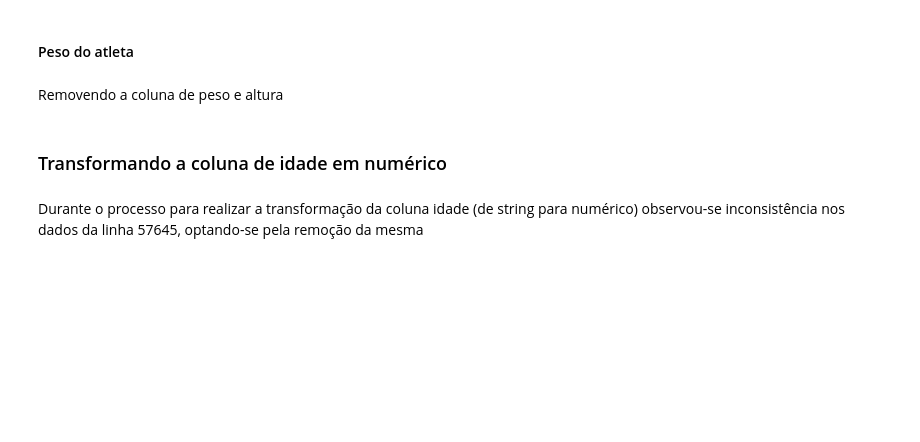
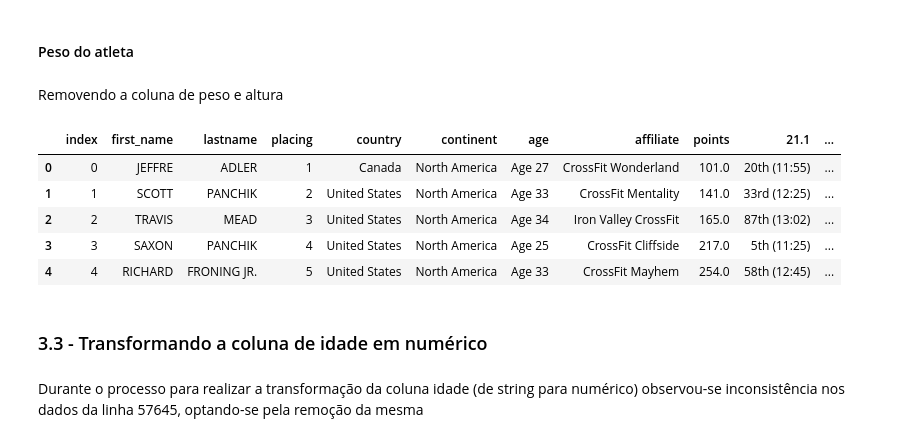
Before and after one commit to DheniMoura/Crossfit_open_2021, a Jupyter notebook: Limpeza_de_dados/male_limpeza_dados.ipynb, the cells around one changed output. Cells and saved outputs as stored; diff of their text form; code cells hidden in the pictures; blank space fills up the shorter version.

```diff
--- a/Limpeza_de_dados/male_limpeza_dados.ipynb
+++ b/Limpeza_de_dados/male_limpeza_dados.ipynb
@@ -90,3 +85,2 @@ Index(['Unnamed: 0', 'first_name', 'lastname', 'Placing', 'country',
 # %%
-open_masc =  open_masc.rename(columns={'weight': 'weight_lifted', 'Age': 'age', '21.2 time': '21.2 reps', '21.1 time': '21.1 reps', 'Placing':'placing'})
-open_masc.columns
+open_masc =  open_masc.rename(columns={'Unnamed: 0': 'index', 'weight': 'weight_lifted', 'Age': 'age', 'Placing':'placing'})
@@ -98,0 +87,3 @@ Index(['Unnamed: 0', 'first_name', 'lastname', 'placing', 'country',
+# %%
+open_masc = open_masc.drop(labels='Unnamed: 18', axis=1)
+open_masc.columns
@@ -112,8 +108,10 @@ def define_height(value):
         a = value.split()
         if a[1] == 'in':
             x = int(a[0]) * 2.54
+            x = round(x,2)
         elif a[1] == 'cm':
             x = int(a[0])
+            x = round(x,2)
     return x
 # %%
 open_masc['height'] = open_masc['height'].apply(define_height)
@@ -128,8 +126,10 @@ def define_weight(value):
         a = value.split()
         if a[-1] == 'lb':
             x = int(a[-2]) / 2.2
+            x = round(x,2)
         elif a[-1] == 'kg':
             x = int(a[-2])
+            x = round(x,2)
     return x
 # %%
 open_masc['weight'] = open_masc['weight'].apply(define_weight)
@@ -137,8 +137,17 @@ open_masc['weight'] = open_masc['weight'].apply(define_weight)
 Removendo a coluna de peso e altura
 # %%
 open_masc.drop(['Height and Weight'], axis=1, inplace=True)
+# %%
+open_masc.head()
+# %% [output]
+|  | index | first_name | lastname | placing | country | continent | age | affiliate | points | 21.1 | ... |
+| 0 | 0 | JEFFRE | ADLER | 1 | Canada | North America | Age 27 | CrossFit Wonderland | 101.0 | 20th (11:55) | ... |
+| 1 | 1 | SCOTT | PANCHIK | 2 | United States | North America | Age 33 | CrossFit Mentality | 141.0 | 33rd (12:25) | ... |
+| 2 | 2 | TRAVIS | MEAD | 3 | United States | North America | Age 34 | Iron Valley CrossFit | 165.0 | 87th (13:02) | ... |
+| 3 | 3 | SAXON | PANCHIK | 4 | United States | North America | Age 25 | CrossFit Cliffside | 217.0 | 5th (11:25) | ... |
+| 4 | 4 | RICHARD | FRONING JR. | 5 | United States | North America | Age 33 | CrossFit Mayhem | 254.0 | 58th (12:45) | ... |
 # %% [markdown]
-### Transformando a coluna de idade em numérico
+### 3.3 - Transformando a coluna de idade em numérico
 # %% [markdown]
 Durante o processo para realizar a transformação da coluna idade (de string para numérico) observou-se inconsistência nos dados da linha 57645, optando-se pela remoção da mesma
 # %%
```
Also changed, not shown: parts of 51 cells of this notebook, 18 other files.
